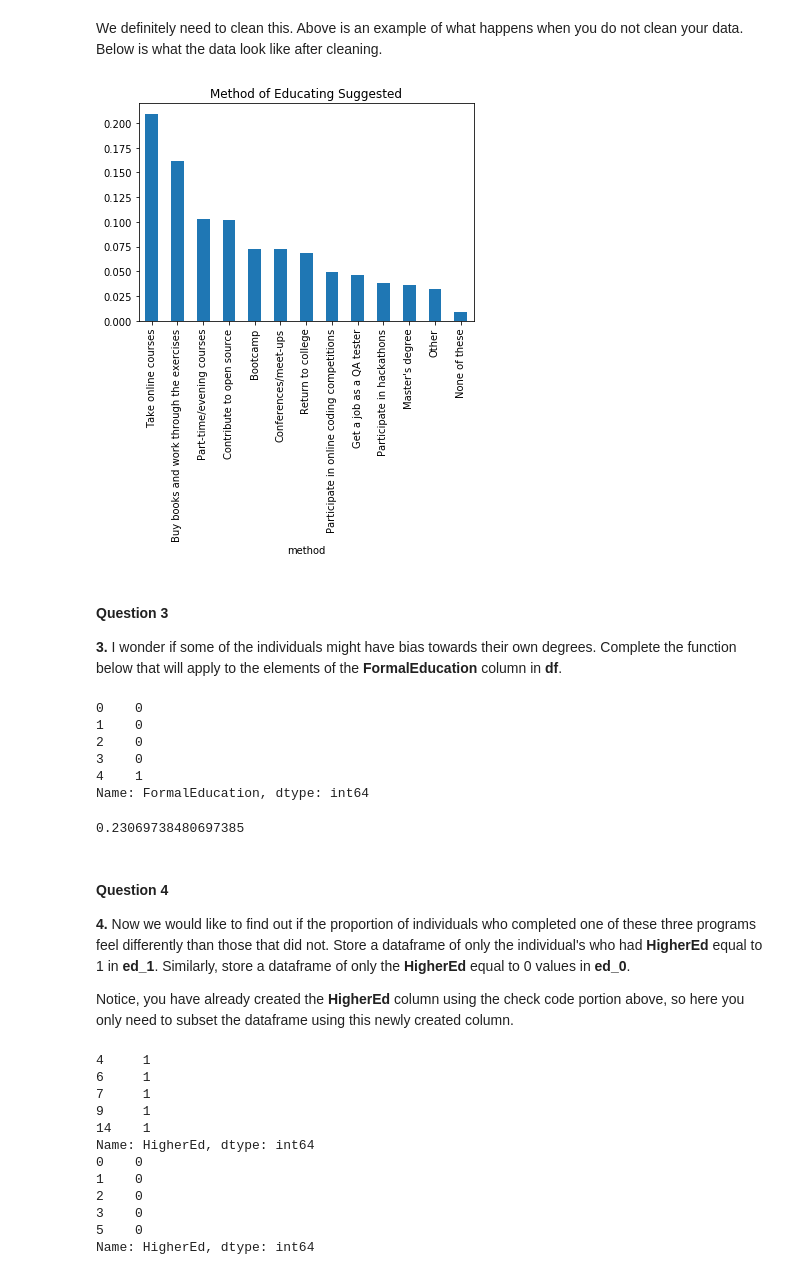
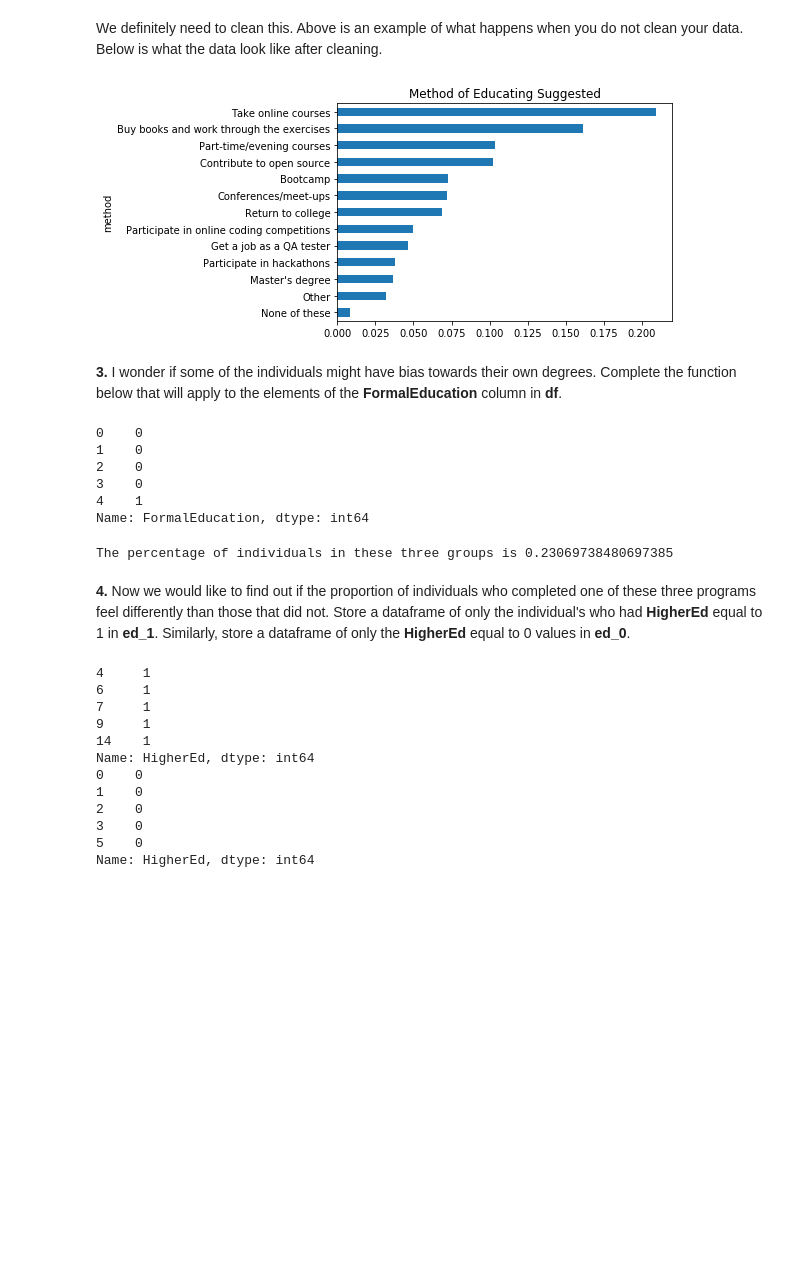
Before and after one commit to eatPizza311/Udacity-DSND, a Jupyter notebook: L1-Introduction to Data Science/CRISP_DM/CRISP-DM_quiz.ipynb, the cells around one changed output. Drawn from its saved outputs; the diff is of its cells as text; code cells hidden in the pictures; blank space fills up the shorter version.

```diff
--- a/L1-Introduction to Data Science/CRISP_DM/CRISP-DM_quiz.ipynb
+++ b/L1-Introduction to Data Science/CRISP_DM/CRISP-DM_quiz.ipynb
@@ -247,38 +225,37 @@ possible_vals = ["Take online courses", "Buy books and work through the exercise
                  "None of these", "Part-time/evening courses", "Return to college",
                  "Contribute to open source", "Conferences/meet-ups", "Bootcamp",
                  "Get a job as a QA tester", "Participate in online coding competitions",
                  "Master's degree", "Participate in hackathons", "Other"]
 
 def clean_and_plot(df, title='Method of Educating Suggested', plot=True):
     '''
     INPUT
         df - a dataframe holding the CousinEducation column
         title - string the title of your plot
         axis - axis object
         plot - bool providing whether or not you want a plot back
 
     OUTPUT
         study_df - a dataframe with the count of how many individuals
         Displays a plot of pretty things related to the CousinEducation column.
     '''
     study = df['CousinEducation'].value_counts().reset_index()
     study.rename(columns={'index': 'method', 'CousinEducation': 'count'}, inplace=True)
     study_df = total_count(study, 'method', 'count', possible_vals)
 
     study_df.set_index('method', inplace=True)
     if plot:
-        (study_df/study_df.sum()).plot(kind='bar', legend=None);
+        prop = (study_df/study_df.sum()).sort_values('count')
+        prop.plot(kind='barh', legend=None);
         plt.title(title);
         plt.show()
     props_study_df = study_df/study_df.sum()
     return props_study_df
 
 props_df = clean_and_plot(df)
 # %% [output]
-[figure, old version]
+[figure, new version]
 # %% [markdown]
-#### Question 3
-
 **3.** I wonder if some of the individuals might have bias towards their own degrees.  Complete the function below that will apply to the elements of the **FormalEducation** column in **df**.
 # %%
 def higher_ed(formal_ed_str):
@@ -308,15 +285,11 @@ Name: FormalEducation, dtype: int64
 # %%
 df['HigherEd'] = df["FormalEducation"].apply(higher_ed)
 higher_ed_perc = df['HigherEd'].mean()
-higher_ed_perc
+print(f'The percentage of individuals in these three groups is {higher_ed_perc}')
 # %% [output]
-0.23069738480697385
+The percentage of individuals in these three groups is 0.23069738480697385
 # %% [markdown]
-#### Question 4
-
 **4.** Now we would like to find out if the proportion of individuals who completed one of these three programs feel differently than those that did not. Store a dataframe of only the individual's who had **HigherEd** equal to 1 in **ed_1**.  Similarly, store a dataframe of only the **HigherEd** equal to 0 values in **ed_0**.
-
-Notice, you have already created the **HigherEd** column using the check code portion above, so here you only need to subset the dataframe using this newly created column.
 # %%
 ed_1 = df[df.HigherEd == 1]# Subset df to only those with HigherEd of 1
 ed_0 = df[df.HigherEd == 0]# Subset df to only those with HigherEd of 0
```
Also changed, not shown: parts of 101 cells of this notebook.
